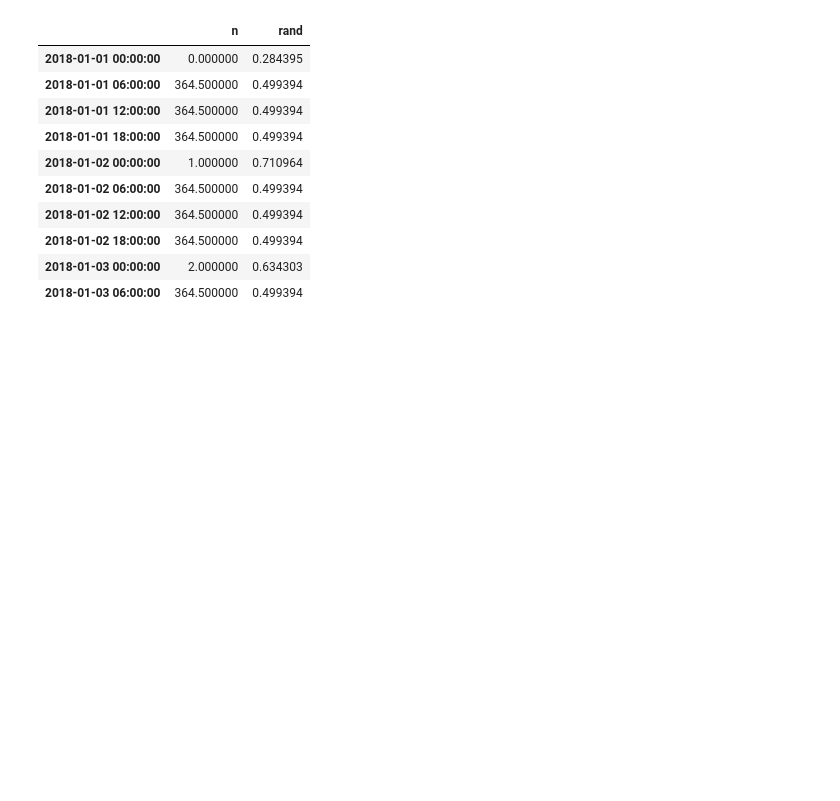
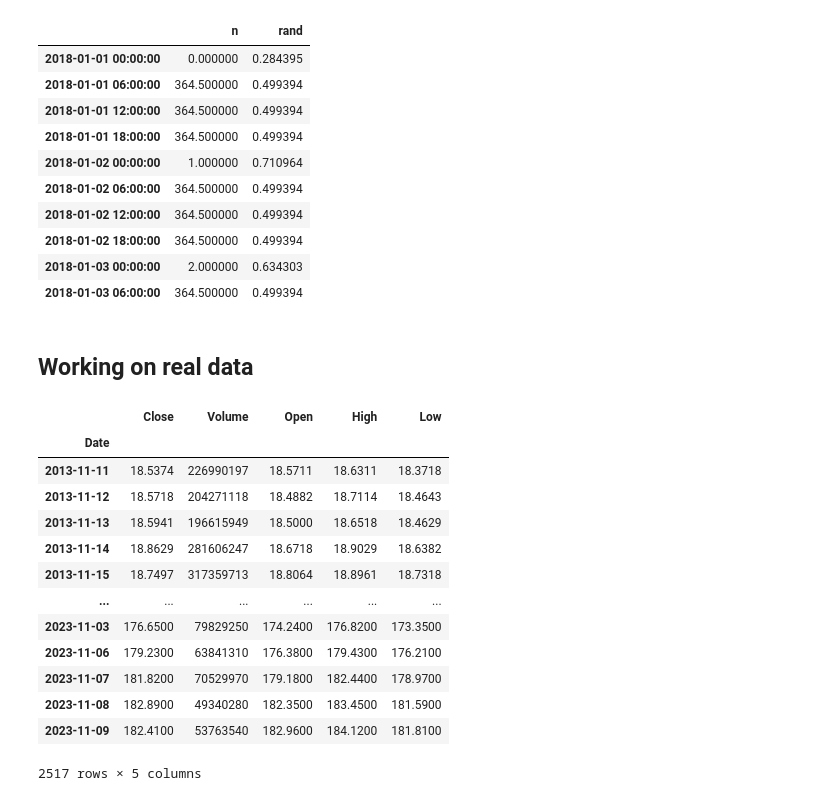
Before and after one commit to everyloop/Databehandling-AI23, a Jupyter notebook: Code-Alongs/L017_Timeseries.ipynb, the cells around one changed output. Saved outputs shown, nothing was run; the diff lists cells and outputs as text; code cells hidden in the pictures; blank space fills up the shorter version.

```diff
--- a/Code-Alongs/L017_Timeseries.ipynb
+++ b/Code-Alongs/L017_Timeseries.ipynb
@@ -146,3 +146,33 @@ Resampled using '6H'
 | 2018-01-02 18:00:00 | 364.500000 | 0.499394 |
 | 2018-01-03 00:00:00 | 2.000000 | 0.634303 |
 | 2018-01-03 06:00:00 | 364.500000 | 0.499394 |
+# %% [markdown]
+## Working on real data
+# %%
+apple = pd.read_csv("../Data/HistoricalData_Apple.csv", parse_dates=["Date"], index_col="Date")
+apple.rename(columns={"Close/Last": "Close"}, inplace=True)
+
+to_int_columns = ["Close", "Open", "High", "Low"]
+
+apple[to_int_columns] = apple[to_int_columns].map(lambda value: value.replace("$", "")).astype("float64")  #.replace("[\$,]", "", regex=True).astype(float)
+
+#apple = apple.astype({col: "float64" for col in to_int_columns})
+
+apple.sort_index(inplace=True)
+
+apple
+# %% [output]
+|  | Close | Volume | Open | High | Low |
+| Date |  |  |  |  |  |
+| 2013-11-11 | 18.5374 | 226990197 | 18.5711 | 18.6311 | 18.3718 |
+| 2013-11-12 | 18.5718 | 204271118 | 18.4882 | 18.7114 | 18.4643 |
+| 2013-11-13 | 18.5941 | 196615949 | 18.5000 | 18.6518 | 18.4629 |
+| 2013-11-14 | 18.8629 | 281606247 | 18.6718 | 18.9029 | 18.6382 |
+| 2013-11-15 | 18.7497 | 317359713 | 18.8064 | 18.8961 | 18.7318 |
+| ... | ... | ... | ... | ... | ... |
+| 2023-11-03 | 176.6500 | 79829250 | 174.2400 | 176.8200 | 173.3500 |
+| 2023-11-06 | 179.2300 | 63841310 | 176.3800 | 179.4300 | 176.2100 |
+| 2023-11-07 | 181.8200 | 70529970 | 179.1800 | 182.4400 | 178.9700 |
+| 2023-11-08 | 182.8900 | 49340280 | 182.3500 | 183.4500 | 181.5900 |
+| 2023-11-09 | 182.4100 | 53763540 | 182.9600 | 184.1200 | 181.8100 |
+2517 rows × 5 columns
```
Also changed, not shown: parts of 3 cells of this notebook.
